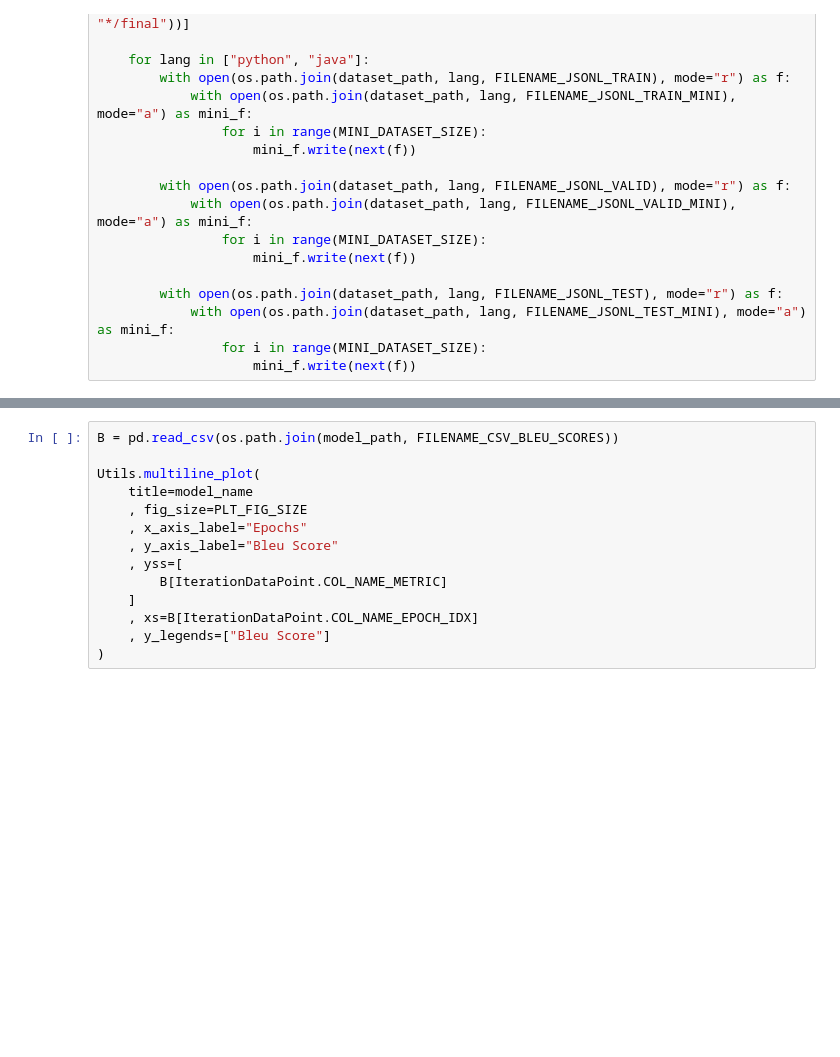
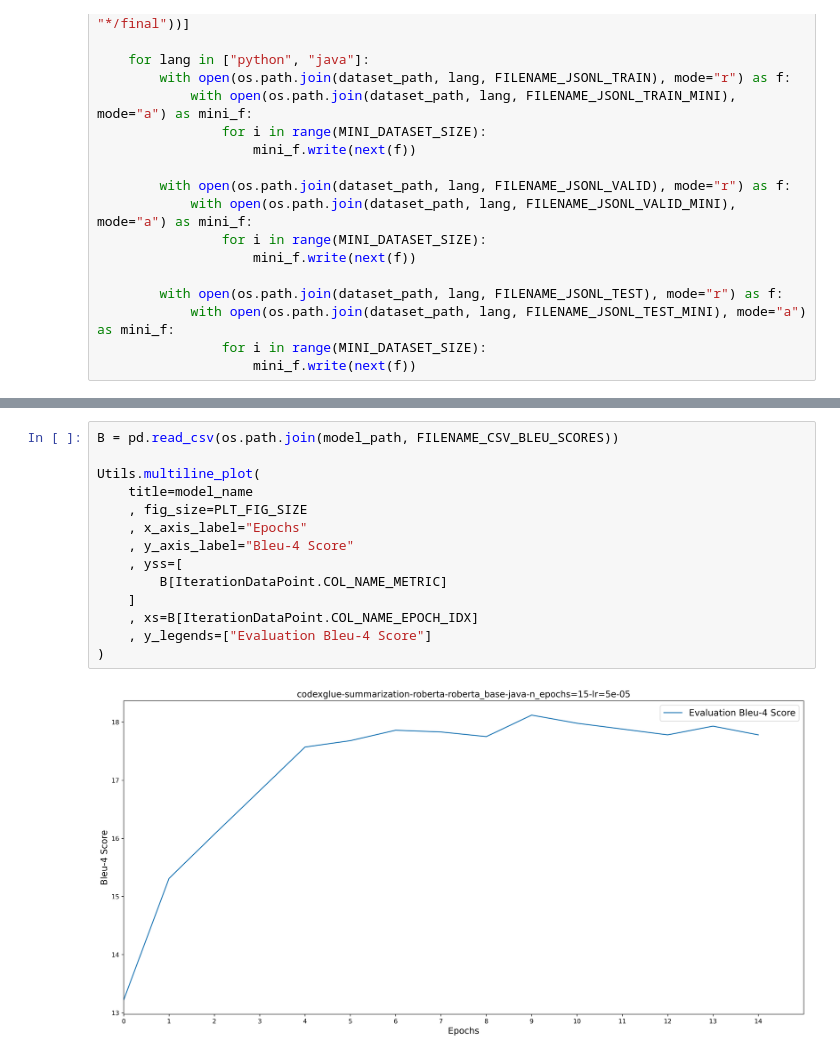
Before and after one commit to thekaveh/CS5814-project, a Jupyter notebook: codexglue-summarization-roberta-roberta-java/notebook.ipynb, the cells around one changed output, grey strips where cells are left out. Saved outputs shown, nothing was run; the diff lists cells and outputs as text; blank space fills up the shorter version.

```diff
--- a/codexglue-summarization-roberta-roberta-java/notebook.ipynb
+++ b/codexglue-summarization-roberta-roberta-java/notebook.ipynb
@@ -226,17 +252,19 @@ Utils.multiline_plot(
 # %%
 B = pd.read_csv(os.path.join(model_path, FILENAME_CSV_BLEU_SCORES))
 
 Utils.multiline_plot(
     title=model_name
     , fig_size=PLT_FIG_SIZE
     , x_axis_label="Epochs"
-    , y_axis_label="Bleu Score"
+    , y_axis_label="Bleu-4 Score"
     , yss=[
         B[IterationDataPoint.COL_NAME_METRIC]
     ]
     , xs=B[IterationDataPoint.COL_NAME_EPOCH_IDX]
-    , y_legends=["Bleu Score"]
+    , y_legends=["Evaluation Bleu-4 Score"]
 )
+# %% [output]
+[figure, added]
 # %%
 subprocess.check_call(
     [
```
Also changed, not shown: parts of 10 cells of this notebook, 10 other files.
